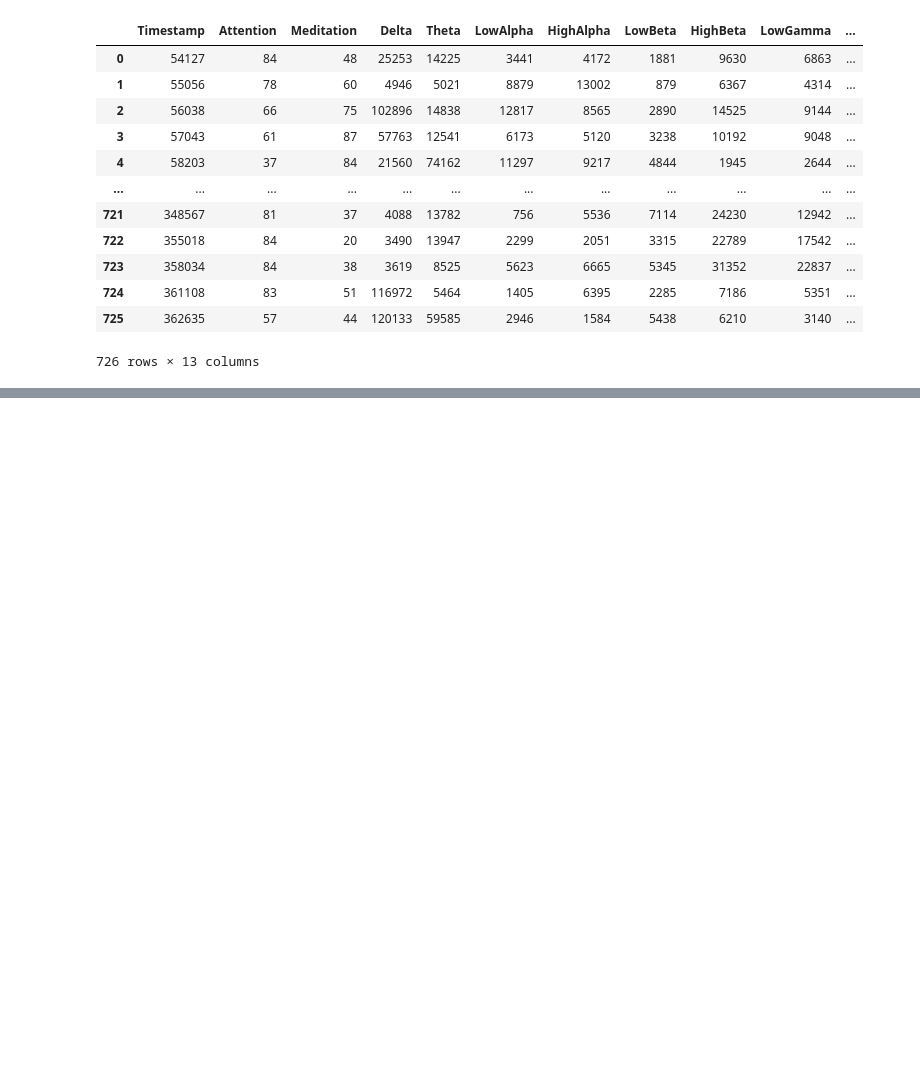
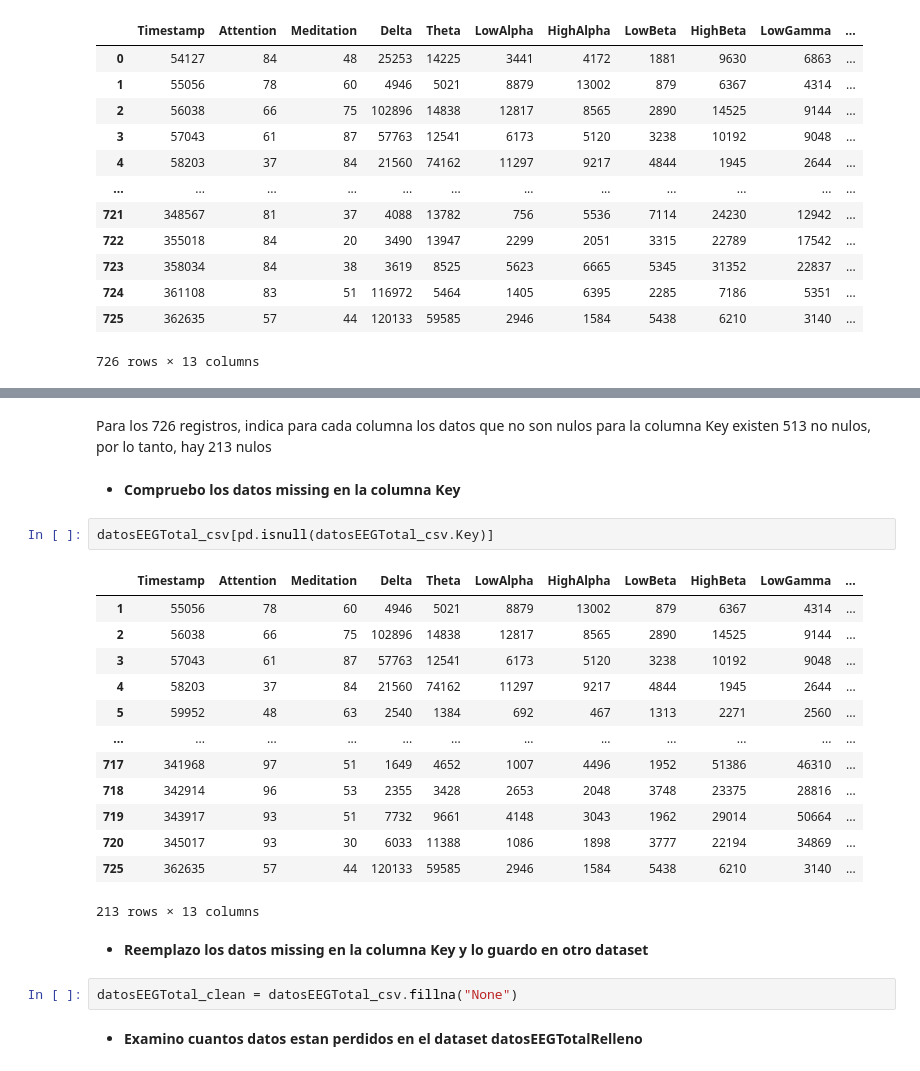
Before and after one commit to jpg1003/AnalisisEEG, a Jupyter notebook: codigo/notebooks/CodigoTFG.ipynb, the cells around one changed output, grey strips where cells are left out. Cells and saved outputs as stored; diff of their text form; blank space fills up the shorter version.

```diff
--- a/codigo/notebooks/CodigoTFG.ipynb
+++ b/codigo/notebooks/CodigoTFG.ipynb
@@ -51,0 +77,26 @@ datosEEGTotal_csv
+# %% [markdown]
+Para los 726 registros, indica para cada columna los datos que no son nulos para la columna Key existen 513 no nulos, por lo tanto, hay 213 nulos
+# %% [markdown]
+* **Compruebo los datos missing en la columna Key**
+# %%
+datosEEGTotal_csv[pd.isnull(datosEEGTotal_csv.Key)]
+# %% [output]
+|  | Timestamp | Attention | Meditation | Delta | Theta | LowAlpha | HighAlpha | LowBeta | HighBeta | LowGamma | ... |
+| 1 | 55056 | 78 | 60 | 4946 | 5021 | 8879 | 13002 | 879 | 6367 | 4314 | ... |
+| 2 | 56038 | 66 | 75 | 102896 | 14838 | 12817 | 8565 | 2890 | 14525 | 9144 | ... |
+| 3 | 57043 | 61 | 87 | 57763 | 12541 | 6173 | 5120 | 3238 | 10192 | 9048 | ... |
+| 4 | 58203 | 37 | 84 | 21560 | 74162 | 11297 | 9217 | 4844 | 1945 | 2644 | ... |
+| 5 | 59952 | 48 | 63 | 2540 | 1384 | 692 | 467 | 1313 | 2271 | 2560 | ... |
+| ... | ... | ... | ... | ... | ... | ... | ... | ... | ... | ... | ... |
+| 717 | 341968 | 97 | 51 | 1649 | 4652 | 1007 | 4496 | 1952 | 51386 | 46310 | ... |
+| 718 | 342914 | 96 | 53 | 2355 | 3428 | 2653 | 2048 | 3748 | 23375 | 28816 | ... |
+| 719 | 343917 | 93 | 51 | 7732 | 9661 | 4148 | 3043 | 1962 | 29014 | 50664 | ... |
+| 720 | 345017 | 93 | 30 | 6033 | 11388 | 1086 | 1898 | 3777 | 22194 | 34869 | ... |
+| 725 | 362635 | 57 | 44 | 120133 | 59585 | 2946 | 1584 | 5438 | 6210 | 3140 | ... |
+213 rows × 13 columns
+# %% [markdown]
+* **Reemplazo los datos missing en la columna Key y lo guardo en otro dataset**
+# %%
+datosEEGTotal_clean = datosEEGTotal_csv.fillna("None")
+# %% [markdown]
+* **Examino cuantos datos estan perdidos en el dataset datosEEGTotalRelleno**
```
Also changed, not shown: parts of 14 cells of this notebook.
